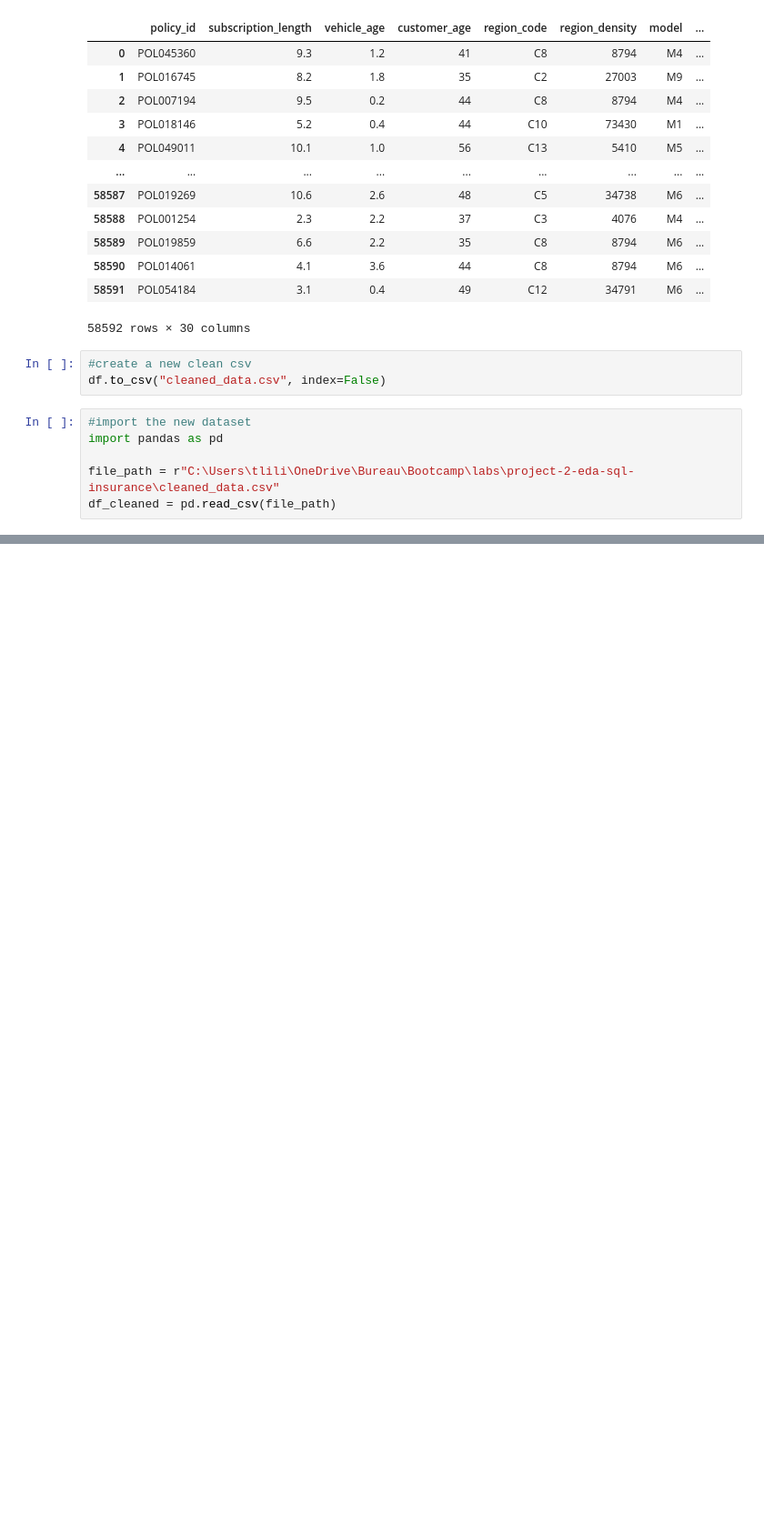
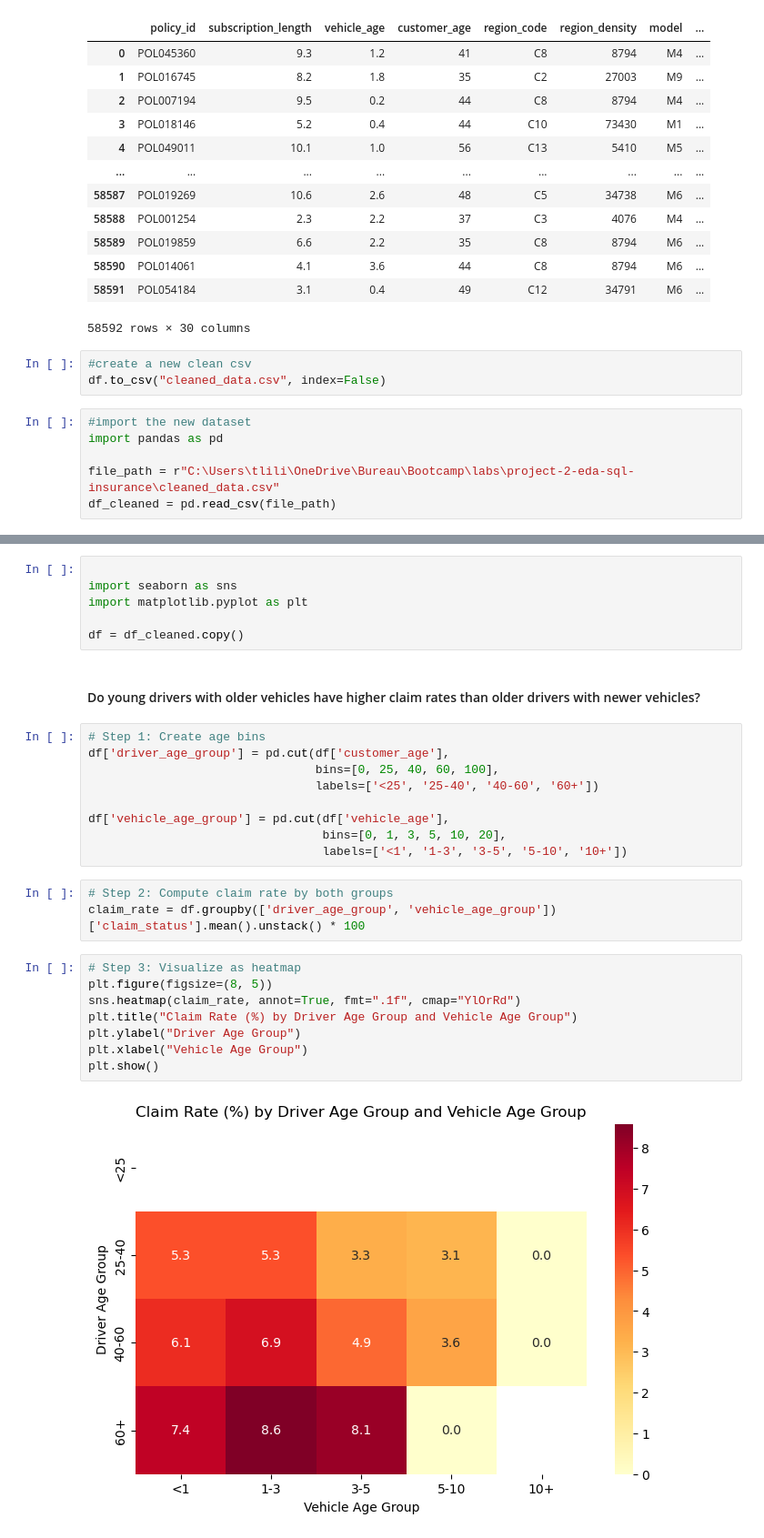
Before and after one commit to tlilimaryem7-cloud/project-2-eda-sql, a Jupyter notebook: EDA_insurance_claim.ipynb, the cells around one changed output, grey strips where cells are left out. Shown at 91% size. Cells and saved outputs as stored; diff of their text form; blank space fills up the shorter version.

```diff
--- a/EDA_insurance_claim.ipynb
+++ b/EDA_insurance_claim.ipynb
@@ -251,0 +278,30 @@ test
+# %%
+
+import seaborn as sns
+import matplotlib.pyplot as plt
+
+df = df_cleaned.copy()
+# %% [markdown]
+#### Do young drivers with older vehicles have higher claim rates than older drivers with newer vehicles?
+# %%
+# Step 1: Create age bins
+df['driver_age_group'] = pd.cut(df['customer_age'],
+                                bins=[0, 25, 40, 60, 100],
+                                labels=['<25', '25-40', '40-60', '60+'])
+
+df['vehicle_age_group'] = pd.cut(df['vehicle_age'],
+                                 bins=[0, 1, 3, 5, 10, 20],
+                                 labels=['<1', '1-3', '3-5', '5-10', '10+'])
+# %%
+# Step 2: Compute claim rate by both groups
+claim_rate = df.groupby(['driver_age_group', 'vehicle_age_group'])['claim_status'].mean().unstack() * 100
+# %%
+# Step 3: Visualize as heatmap
+plt.figure(figsize=(8, 5))
+sns.heatmap(claim_rate, annot=True, fmt=".1f", cmap="YlOrRd")
+plt.title("Claim Rate (%) by Driver Age Group and Vehicle Age Group")
+plt.ylabel("Driver Age Group")
+plt.xlabel("Vehicle Age Group")
+plt.show()
+# %% [output]
+[figure, added]
```
Also changed, not shown: parts of 9 cells of this notebook, 2 other files.
